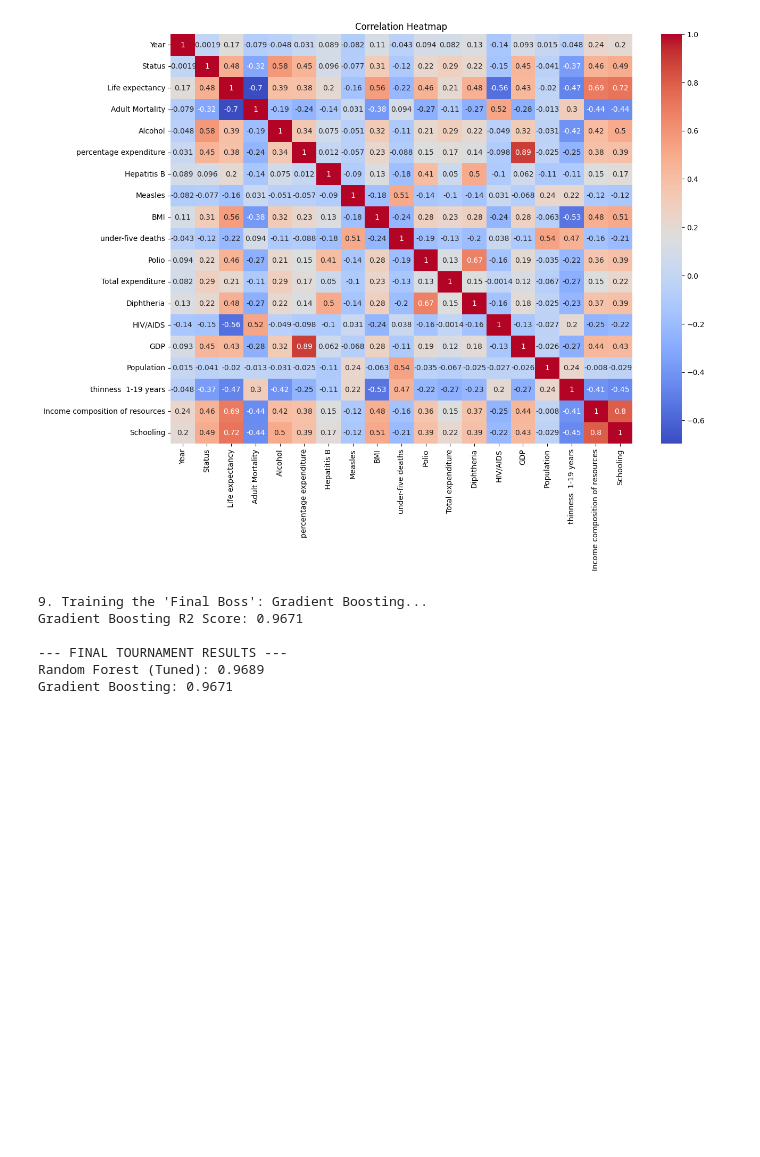
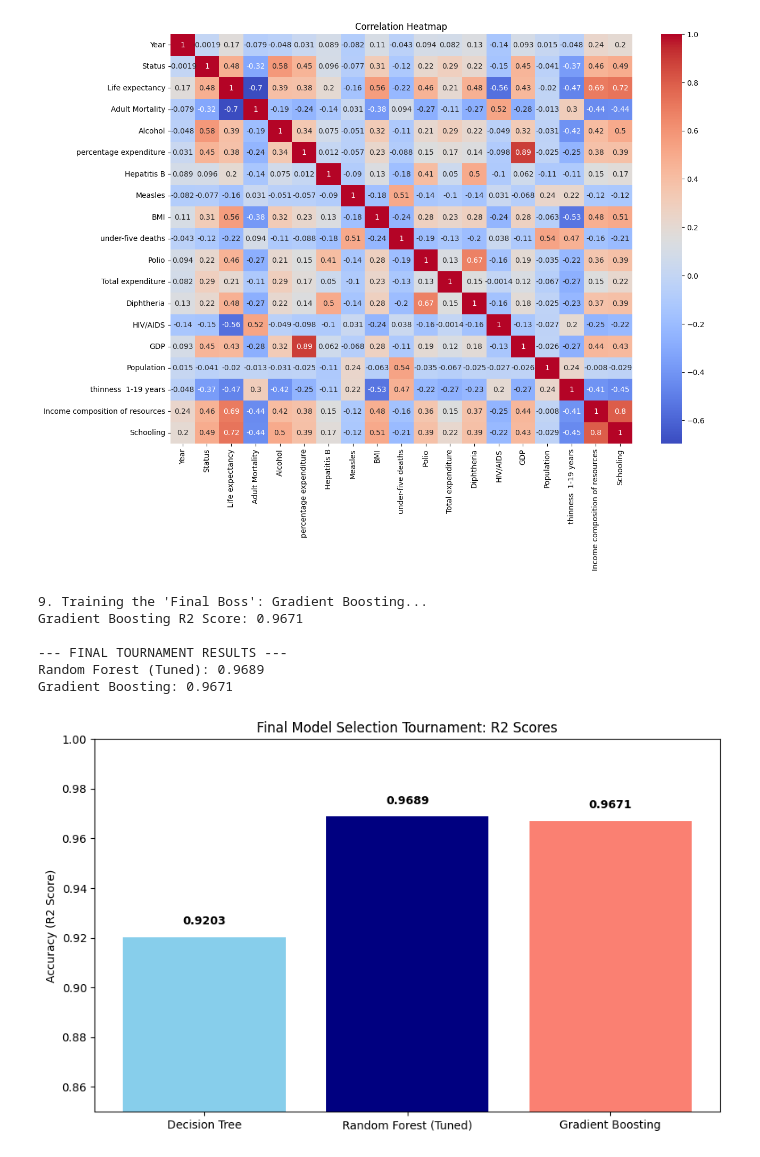
Before and after one commit to BasuSrijan2003/life-expectancy-dashboard-ML_NLP, a Jupyter notebook: model_selection.ipynb, the cells around one changed output. Cells and saved outputs as stored; diff of their text form; code cells hidden in the pictures; blank space fills up the shorter version.

```diff
--- a/model_selection.ipynb
+++ b/model_selection.ipynb
@@ -120,3 +120,25 @@ Gradient Boosting R2 Score: 0.9671
 --- FINAL TOURNAMENT RESULTS ---
 Random Forest (Tuned): 0.9689
 Gradient Boosting: 0.9671
+# %%
+import matplotlib.pyplot as plt
+import time
+
+# --- Example Comparison Data ---
+models = ['Decision Tree', 'Random Forest (Tuned)', 'Gradient Boosting']
+scores = [0.9203, 0.9689, 0.9671] # Use your actual results here
+
+plt.figure(figsize=(10, 6))
+bars = plt.bar(models, scores, color=['skyblue', 'navy', 'salmon'])
+
+# Add labels on top of bars
+for bar in bars:
+    yval = bar.get_height()
+    plt.text(bar.get_x() + bar.get_width()/2, yval + 0.005, f'{yval:.4f}', ha='center', fontweight='bold')
+
+plt.ylim(0.85, 1.0) # Zoom in to see the differences clearly
+plt.title('Final Model Selection Tournament: R2 Scores')
+plt.ylabel('Accuracy (R2 Score)')
+plt.show()
+# %% [output]
+[figure, added]
```
Also changed, not shown: 1 other file.
